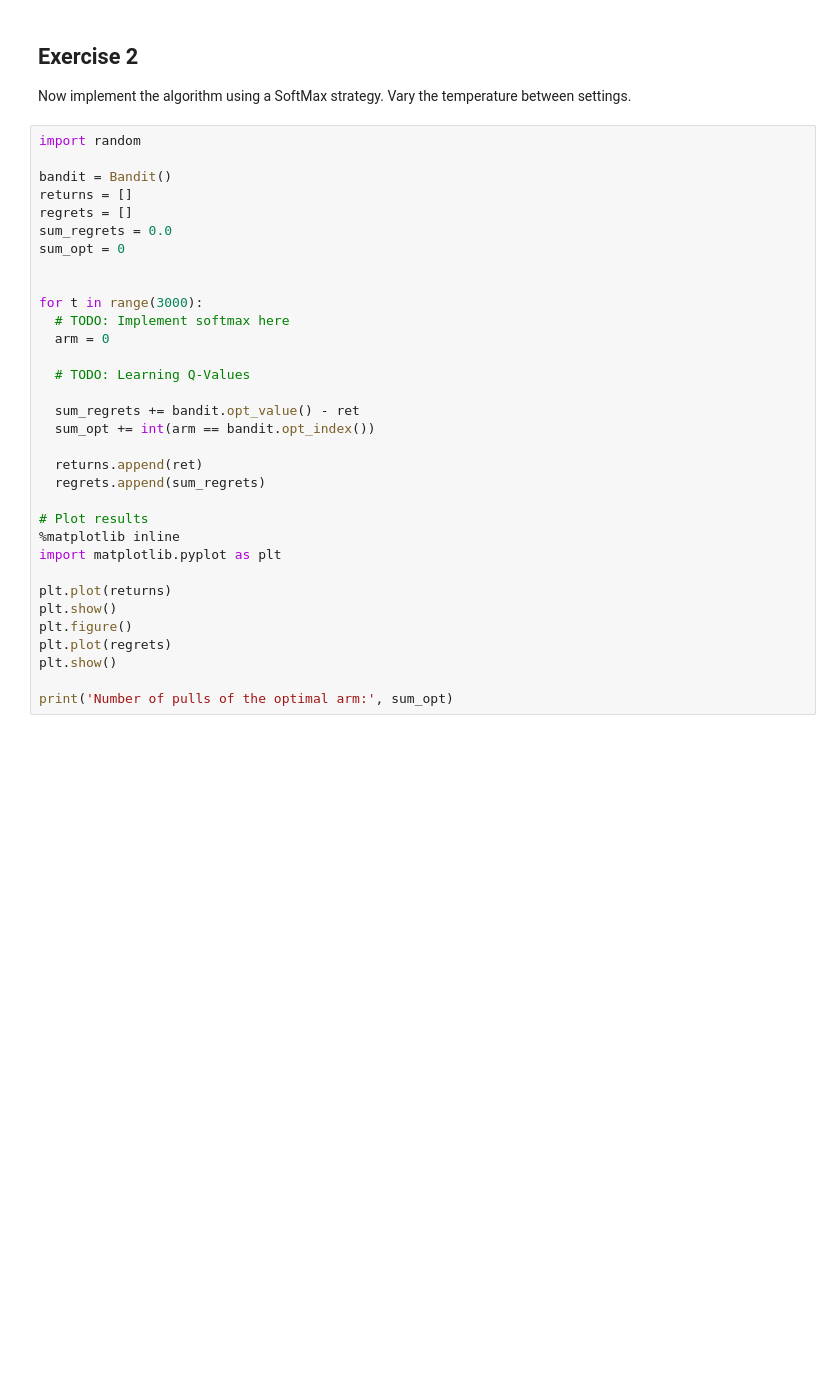
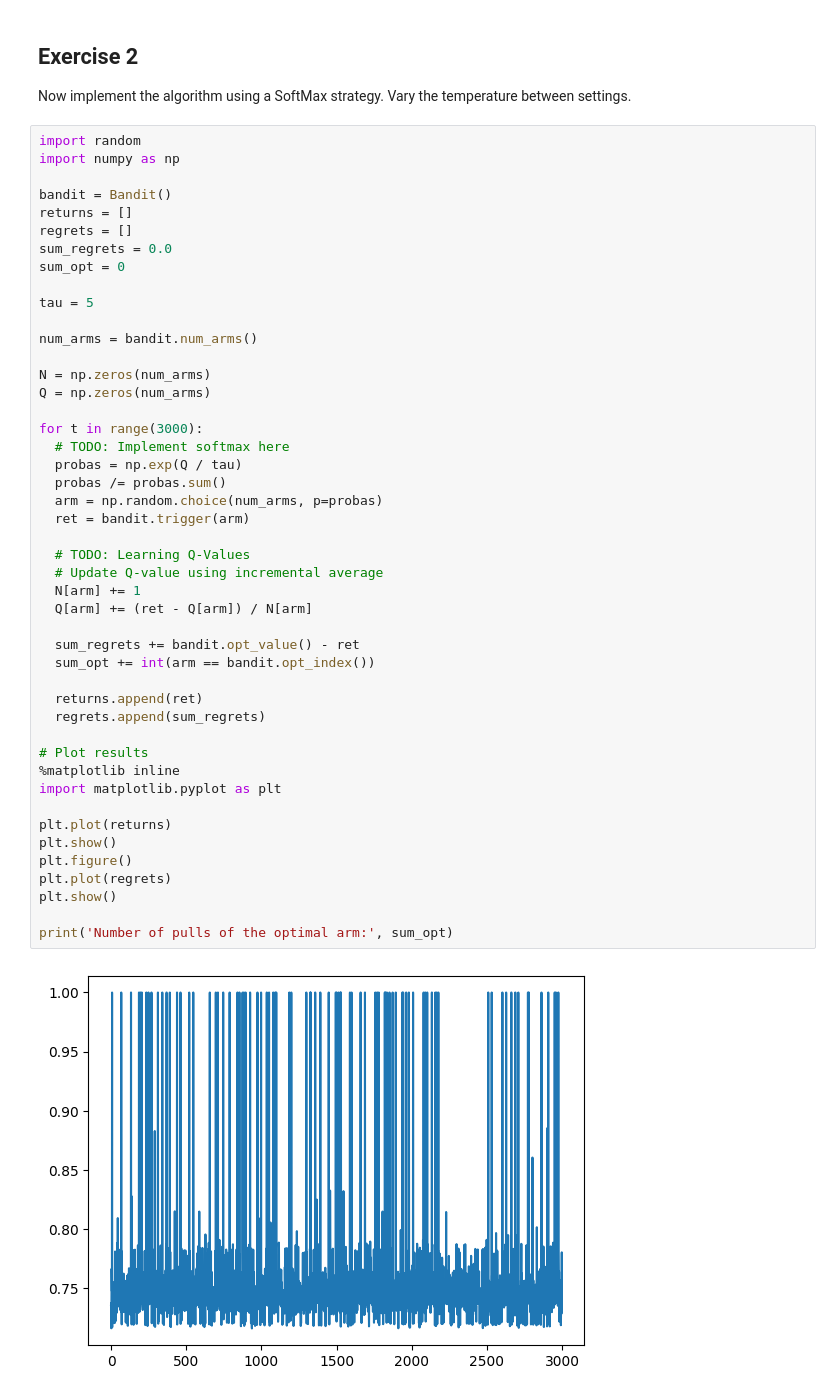
Before and after one commit to bpeiren/rl_course_25-26, a Jupyter notebook: 1_RL_exercises_bandits.ipynb, the cells around one changed output. Drawn from its saved outputs; the diff is of its cells as text; blank space fills up the shorter version.

```diff
--- a/1_RL_exercises_bandits.ipynb
+++ b/1_RL_exercises_bandits.ipynb
@@ -101,34 +108,49 @@ Number of pulls of the optimal arm: 186
 Now implement the algorithm using a SoftMax strategy. Vary the temperature between settings.
 # %%
 import random
+import numpy as np
 
 bandit = Bandit()
 returns = []
 regrets = []
 sum_regrets = 0.0
 sum_opt = 0
 
+tau = 5
+
+num_arms = bandit.num_arms()
+
+N = np.zeros(num_arms)
+Q = np.zeros(num_arms)
 
 for t in range(3000):
   # TODO: Implement softmax here
-  arm = 0
+  probas = np.exp(Q / tau)
+  probas /= probas.sum()
+  arm = np.random.choice(num_arms, p=probas)
+  ret = bandit.trigger(arm)
 
   # TODO: Learning Q-Values
+  # Update Q-value using incremental average
+  N[arm] += 1
+  Q[arm] += (ret - Q[arm]) / N[arm]
 
   sum_regrets += bandit.opt_value() - ret
   sum_opt += int(arm == bandit.opt_index())
 
   returns.append(ret)
   regrets.append(sum_regrets)
 
 # Plot results
 %matplotlib inline
 import matplotlib.pyplot as plt
 
 plt.plot(returns)
 plt.show()
 plt.figure()
 plt.plot(regrets)
 plt.show()
 
 print('Number of pulls of the optimal arm:', sum_opt)
+# %% [output]
+[figure, added]
```
Also changed, not shown: parts of 2 cells of this notebook.
